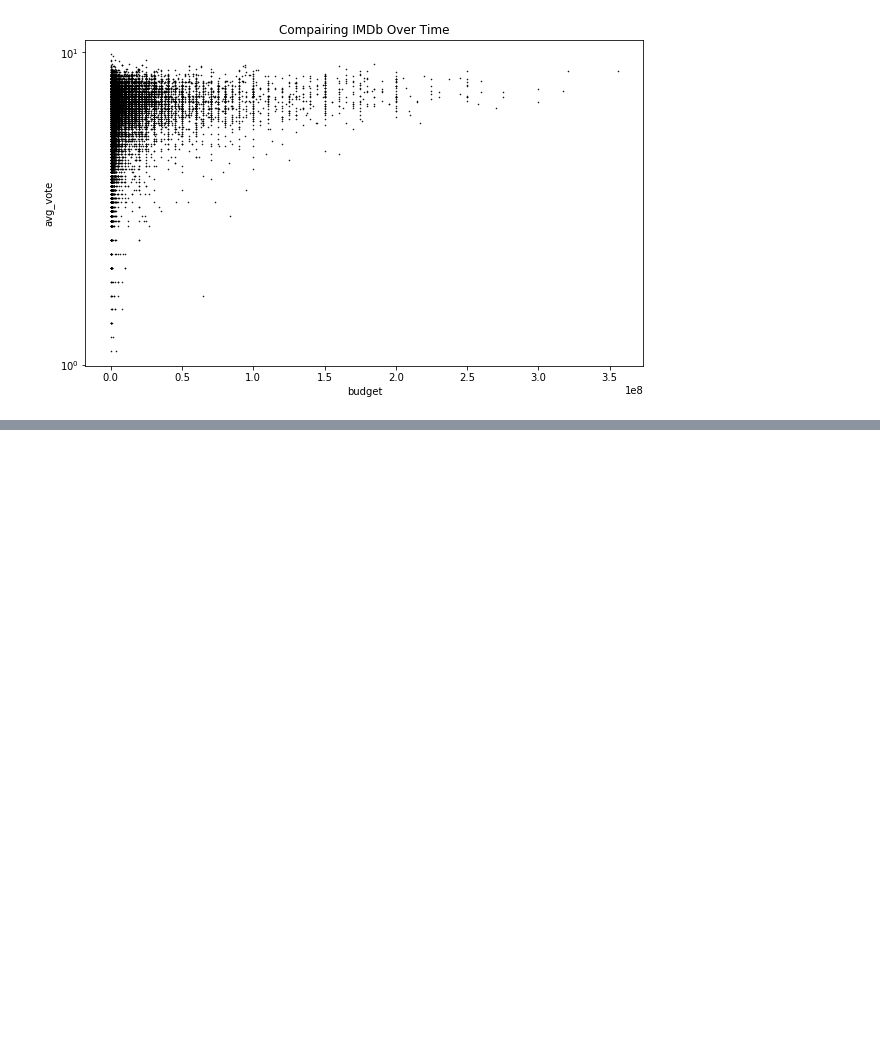
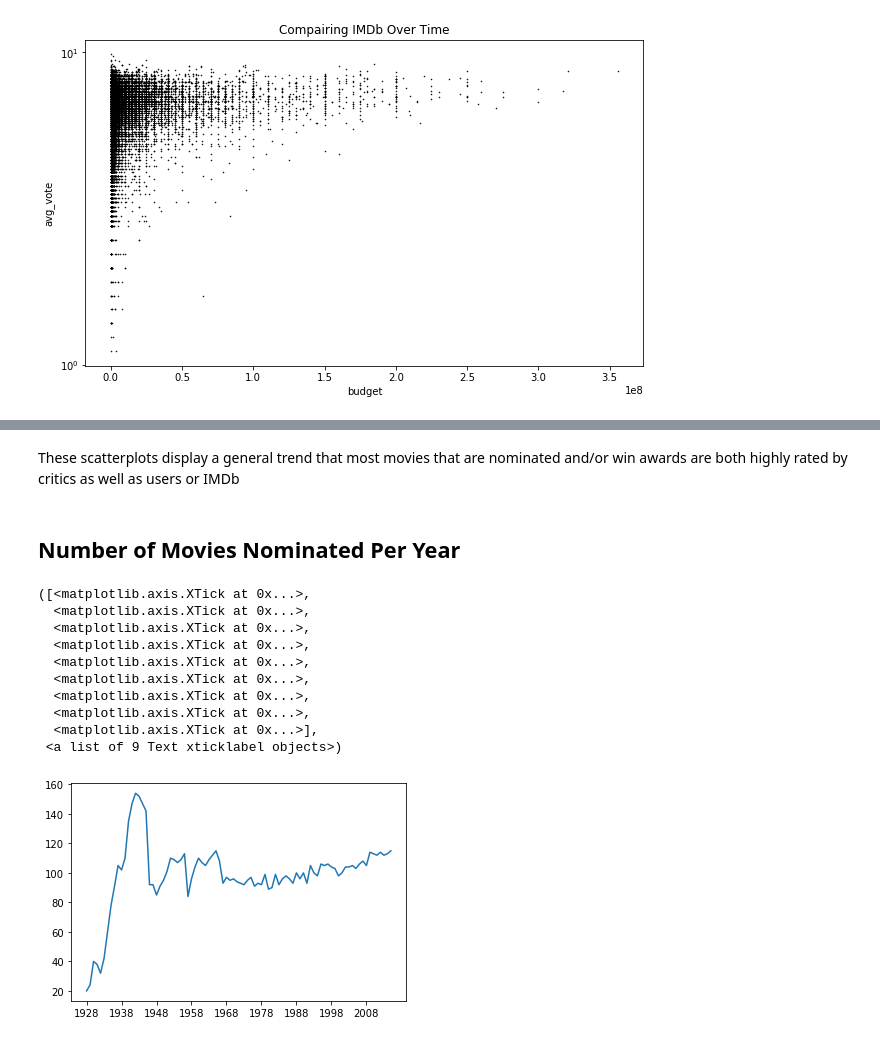
Before and after one commit to almetzler/SI330Final, a Jupyter notebook: FinalNotebook.ipynb, the cells around one changed output, grey strips where cells are left out. Drawn from its saved outputs; the diff is of its cells as text; code cells hidden in the pictures; blank space fills up the shorter version.

```diff
--- a/FinalNotebook.ipynb
+++ b/FinalNotebook.ipynb
@@ -313,0 +455,22 @@ plt.show()
+# %% [markdown]
+These scatterplots display a general trend that most movies that are nominated and/or win awards are both highly rated by critics as well as users or IMDb
+# %% [markdown]
+## Number of Movies Nominated Per Year
+# %%
+award = pd.read_csv('oscars.csv')
+award_grouped = award.groupby('Year').nunique()
+xaxis = [int(x[-4:]) for x in list(award_grouped.index)]
+plt.plot(xaxis, award_grouped['Film'])
+plt.xticks(np.arange(min(xaxis), max(xaxis)+1, 10.0))
+# %% [output]
+([<matplotlib.axis.XTick at 0x...>,
+  <matplotlib.axis.XTick at 0x...>,
+  <matplotlib.axis.XTick at 0x...>,
+  <matplotlib.axis.XTick at 0x...>,
+  <matplotlib.axis.XTick at 0x...>,
+  <matplotlib.axis.XTick at 0x...>,
+  <matplotlib.axis.XTick at 0x...>,
+  <matplotlib.axis.XTick at 0x...>,
+  <matplotlib.axis.XTick at 0x...>],
+ <a list of 9 Text xticklabel objects>)
+[figure, added]
```
Also changed, not shown: parts of 13 cells of this notebook, 1 other file.
